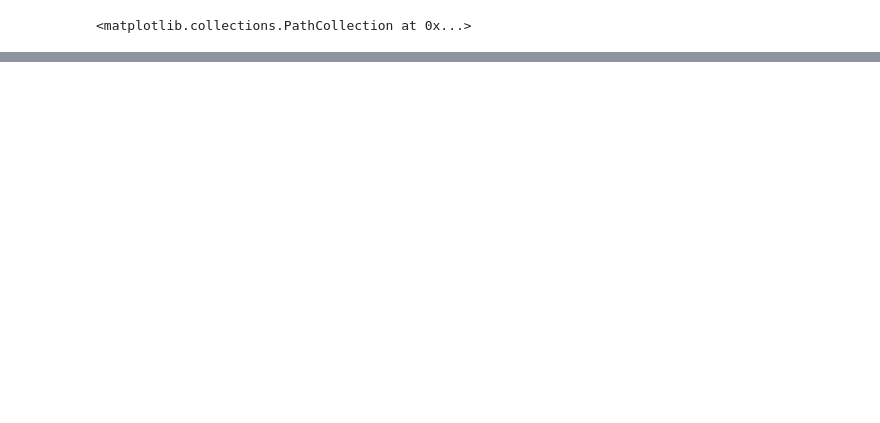
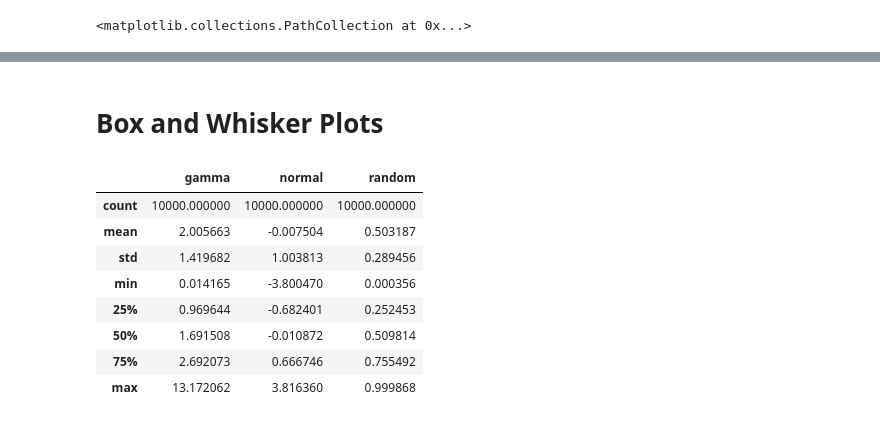
Before and after one commit to thainv0212/python-plotting, a Jupyter notebook: week3/week3.ipynb, the cells around one changed output, grey strips where cells are left out. Cells and saved outputs as stored; diff of their text form; code cells hidden in the pictures; blank space fills up the shorter version.

```diff
--- a/week3/week3.ipynb
+++ b/week3/week3.ipynb
@@ -100,0 +100,22 @@ AttributeError: Unknown property bin
+# %% [markdown]
+# Box and Whisker Plots
+# %%
+import pandas as pd
+normal_sample = np.random.normal(loc=0.0, scale=1.0, size=10000)
+random_sample= np.random.random(size=10000)
+gamma_sample = np.random.gamma(2, size=10000)
+df = pd.DataFrame({'normal':normal_sample,
+                  'random': random_sample,
+                  'gamma': gamma_sample})
+# %%
+df.describe()
+# %% [output]
+|  | gamma | normal | random |
+| count | 10000.000000 | 10000.000000 | 10000.000000 |
+| mean | 2.005663 | -0.007504 | 0.503187 |
+| std | 1.419682 | 1.003813 | 0.289456 |
+| min | 0.014165 | -3.800470 | 0.000356 |
+| 25% | 0.969644 | -0.682401 | 0.252453 |
+| 50% | 1.691508 | -0.010872 | 0.509814 |
+| 75% | 2.692073 | 0.666746 | 0.755492 |
+| max | 13.172062 | 3.816360 | 0.999868 |
```
Also changed, not shown: parts of 28 cells of this notebook.
